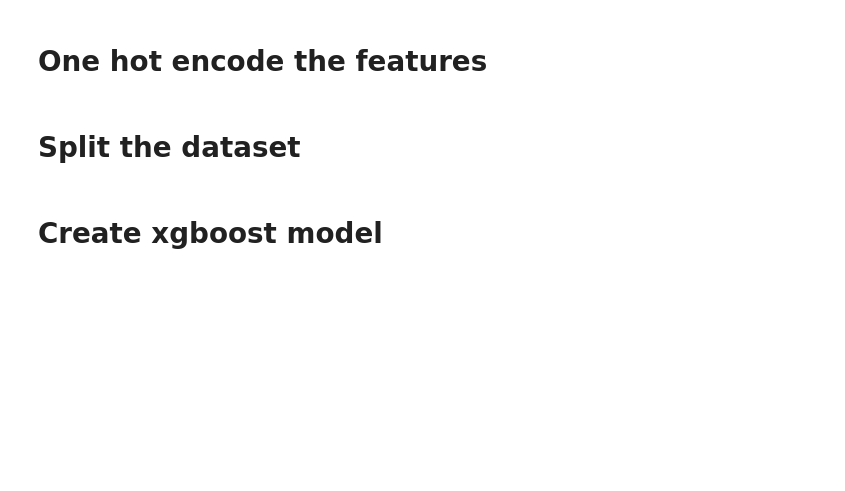
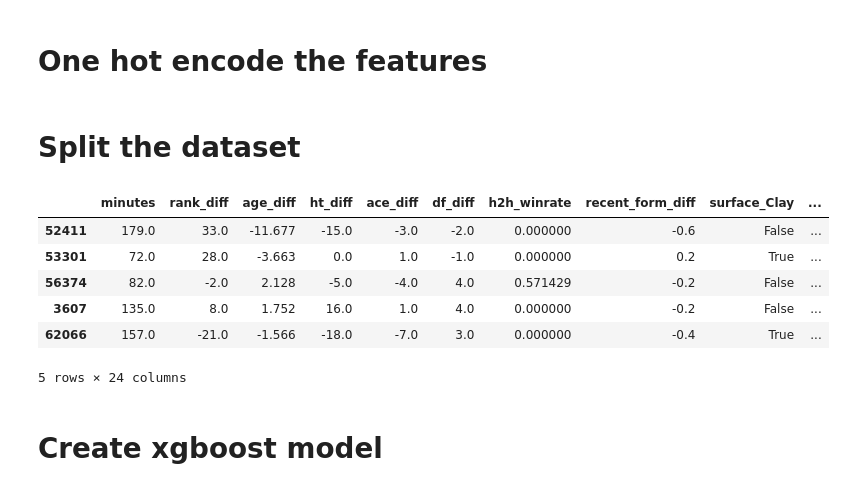
Before and after one commit to sendc0des/tennis-predictor, a Jupyter notebook: Tennis_Predictor.ipynb, the cells around one changed output. Drawn from its saved outputs; the diff is of its cells as text; code cells hidden in the pictures; blank space fills up the shorter version.

```diff
--- a/Tennis_Predictor.ipynb
+++ b/Tennis_Predictor.ipynb
@@ -205,6 +205,16 @@ X = pd.get_dummies(X,
 X_train , X_test, y_train, y_test = train_test_split(X, y, train_size=0.8, random_state=42, stratify=y)
 # %%
 X_train_fit, X_eval, y_train_fit, y_eval = train_test_split(X_train, y_train, train_size=0.8, random_state=42, stratify=y_train)
+# %%
+X_test.head()
+# %% [output]
+|  | minutes | rank_diff | age_diff | ht_diff | ace_diff | df_diff | h2h_winrate | recent_form_diff | surface_Clay | ... |
+| 52411 | 179.0 | 33.0 | -11.677 | -15.0 | -3.0 | -2.0 | 0.000000 | -0.6 | False | ... |
+| 53301 | 72.0 | 28.0 | -3.663 | 0.0 | 1.0 | -1.0 | 0.000000 | 0.2 | True | ... |
+| 56374 | 82.0 | -2.0 | 2.128 | -5.0 | -4.0 | 4.0 | 0.571429 | -0.2 | False | ... |
+| 3607 | 135.0 | 8.0 | 1.752 | 16.0 | 1.0 | 4.0 | 0.000000 | -0.2 | False | ... |
+| 62066 | 157.0 | -21.0 | -1.566 | -18.0 | -7.0 | 3.0 | 0.000000 | -0.4 | True | ... |
+5 rows × 24 columns
 # %% [markdown]
 # Create xgboost model
 # %%
```
Also changed, not shown: parts of 3 cells of this notebook.
